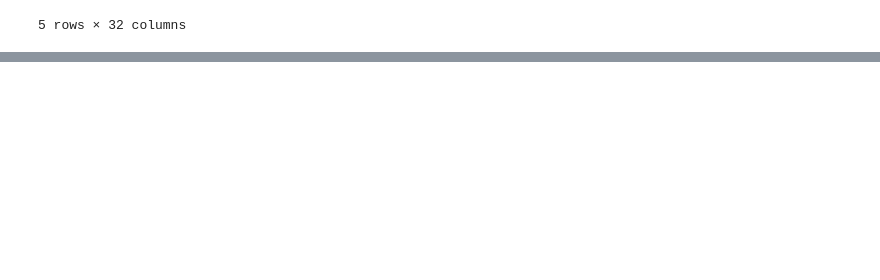
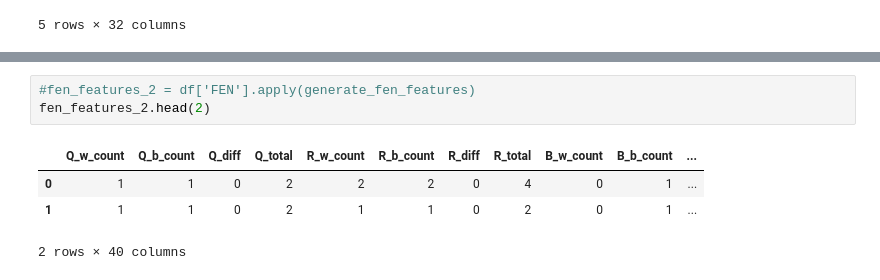
Before and after one commit to isakovaad/fedcsis25, a Jupyter notebook: notebooks/demo.ipynb, the cells around one changed output, grey strips where cells are left out. Drawn from its saved outputs; the diff is of its cells as text; blank space fills up the shorter version.

```diff
--- a/notebooks/demo.ipynb
+++ b/notebooks/demo.ipynb
@@ -41,0 +67,8 @@ dtype: int64
+# %%
+#fen_features_2 = df['FEN'].apply(generate_fen_features)
+fen_features_2.head(2)
+# %% [output]
+|  | Q_w_count | Q_b_count | Q_diff | Q_total | R_w_count | R_b_count | R_diff | R_total | B_w_count | B_b_count | ... |
+| 0 | 1 | 1 | 0 | 2 | 2 | 2 | 0 | 4 | 0 | 1 | ... |
+| 1 | 1 | 1 | 0 | 2 | 1 | 1 | 0 | 2 | 0 | 1 | ... |
+2 rows × 40 columns
```
Also changed, not shown: parts of 8 cells of this notebook, 1 other file.
